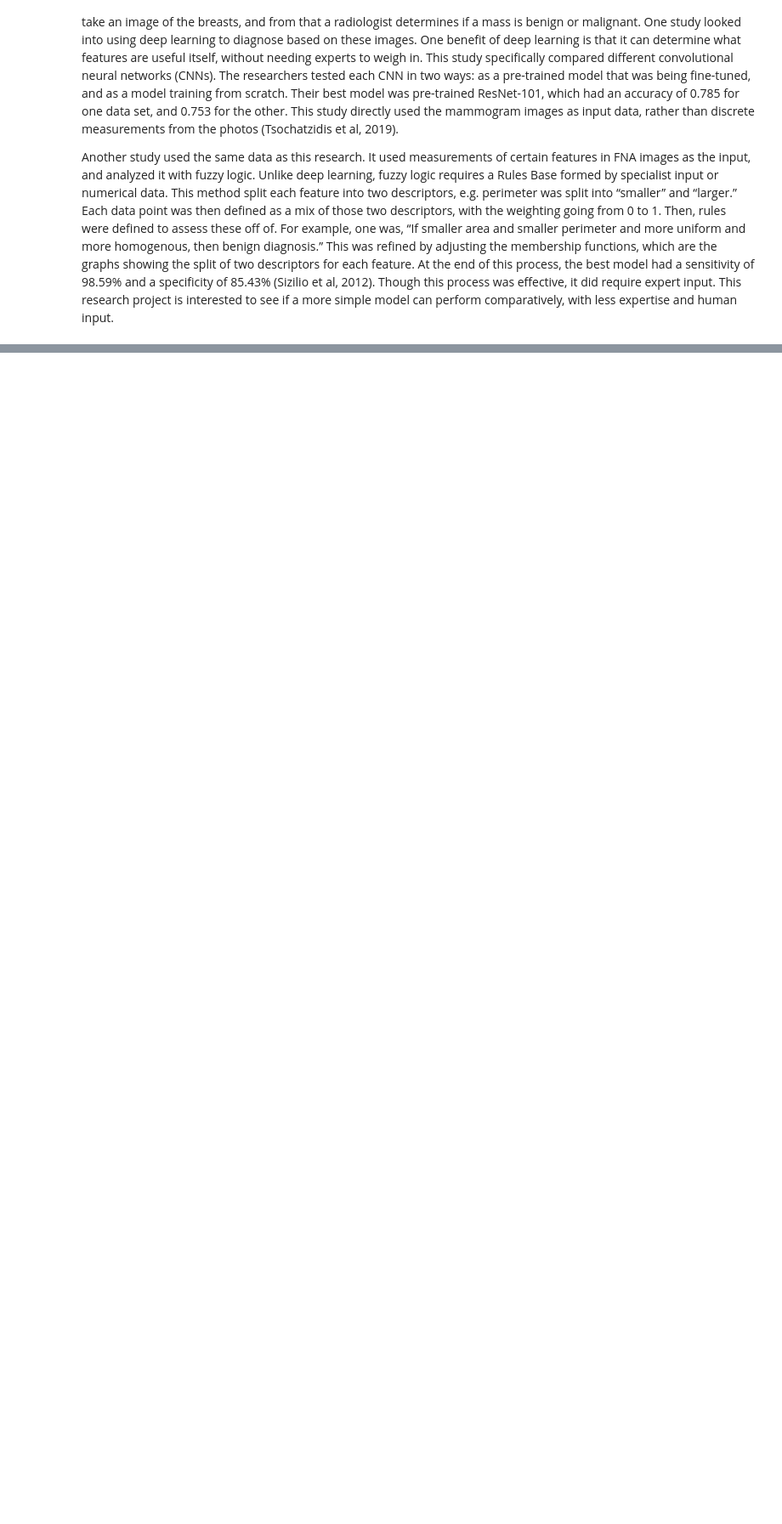
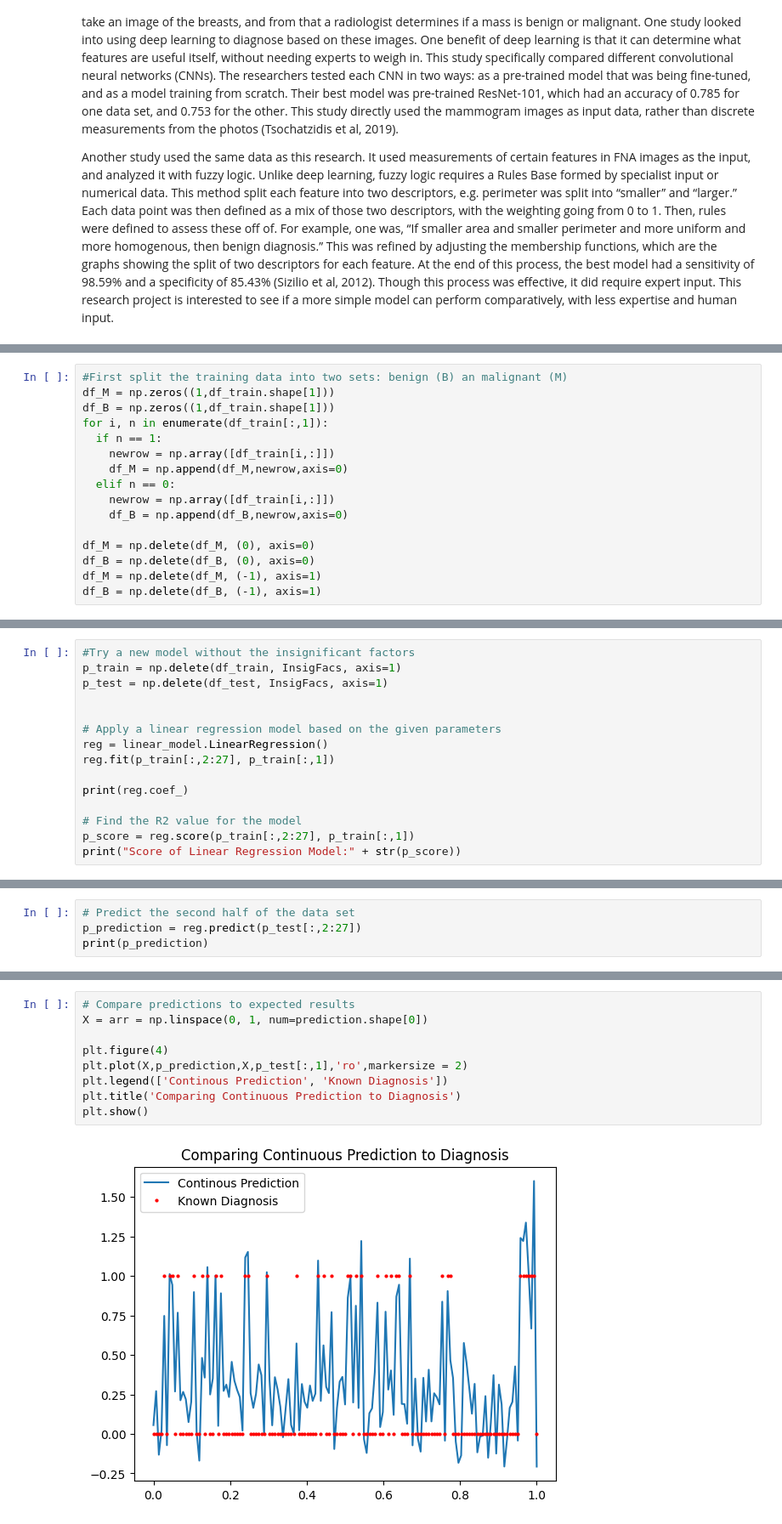
Before and after one commit to ersmythe/MAT421, a Jupyter notebook: Final_Project.ipynb, the cells around one changed output, grey strips where cells are left out. Shown at 85% size. Cells and saved outputs as stored; diff of their text form; blank space fills up the shorter version.

```diff
--- a/Final_Project.ipynb
+++ b/Final_Project.ipynb
@@ -73,0 +310,16 @@ print(reg.predict([[13.54,14.36,87.46]]))
+# %%
+#First split the training data into two sets: benign (B) an malignant (M)
+df_M = np.zeros((1,df_train.shape[1]))
+df_B = np.zeros((1,df_train.shape[1]))
+for i, n in enumerate(df_train[:,1]):
+  if n == 1:
+    newrow = np.array([df_train[i,:]])
+    df_M = np.append(df_M,newrow,axis=0)
+  elif n == 0:
+    newrow = np.array([df_train[i,:]])
+    df_B = np.append(df_B,newrow,axis=0)
+
+df_M = np.delete(df_M, (0), axis=0)
+df_B = np.delete(df_B, (0), axis=0)
+df_M = np.delete(df_M, (-1), axis=1)
+df_B = np.delete(df_B, (-1), axis=1)
@@ -73,0 +357,15 @@ print(reg.predict([[13.54,14.36,87.46]]))
+# %%
+#Try a new model without the insignificant factors
+p_train = np.delete(df_train, InsigFacs, axis=1)
+p_test = np.delete(df_test, InsigFacs, axis=1)
+
+
+# Apply a linear regression model based on the given parameters
+reg = linear_model.LinearRegression()
+reg.fit(p_train[:,2:27], p_train[:,1])
+
+print(reg.coef_)
+
+# Find the R2 value for the model
+p_score = reg.score(p_train[:,2:27], p_train[:,1])
+print("Score of Linear Regression Model:" + str(p_score))
@@ -73,0 +383,4 @@ print(reg.predict([[13.54,14.36,87.46]]))
+# %%
+# Predict the second half of the data set
+p_prediction = reg.predict(p_test[:,2:27])
+print(p_prediction)
@@ -73,0 +407,11 @@ print(reg.predict([[13.54,14.36,87.46]]))
+# %%
+# Compare predictions to expected results
+X = arr = np.linspace(0, 1, num=prediction.shape[0])
+
+plt.figure(4)
+plt.plot(X,p_prediction,X,p_test[:,1],'ro',markersize = 2)
+plt.legend(['Continous Prediction', 'Known Diagnosis'])
+plt.title('Comparing Continuous Prediction to Diagnosis')
+plt.show()
+# %% [output]
+[figure, added]
```
Also changed, not shown: parts of 47 cells of this notebook.
